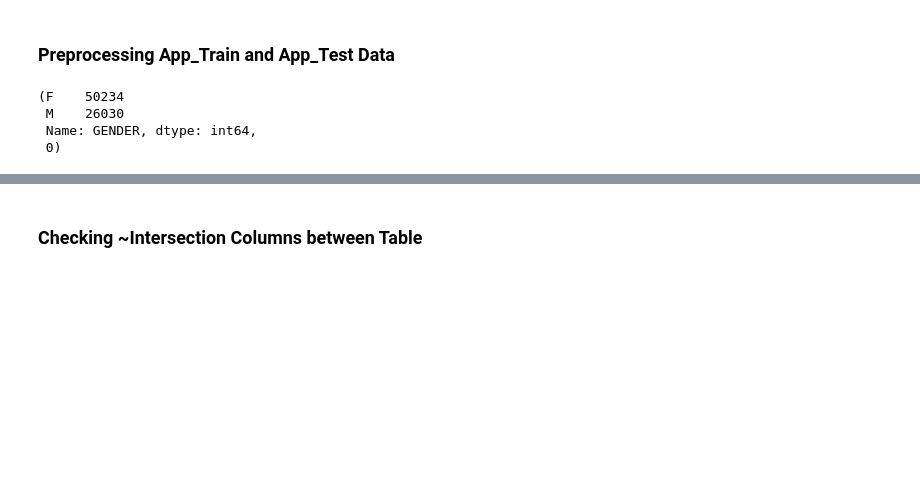
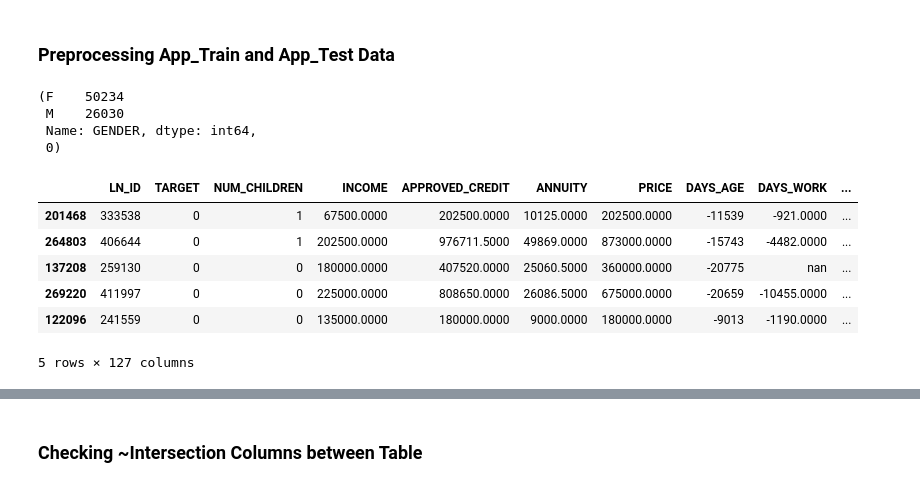
Before and after one commit to gregvidy/home_credit_kaggle, a Jupyter notebook: EDA_model_analysis.ipynb, the cells around one changed output, grey strips where cells are left out. Saved outputs shown, nothing was run; the diff lists cells and outputs as text; code cells hidden in the pictures; blank space fills up the shorter version.

```diff
--- a/EDA_model_analysis.ipynb
+++ b/EDA_model_analysis.ipynb
@@ -116,0 +119,10 @@ app_train_test = app_train_test.loc[:,~app_train_test.columns.duplicated()]
+# %%
+app_train_test.head()
+# %% [output]
+|  | LN_ID | TARGET | NUM_CHILDREN | INCOME | APPROVED_CREDIT | ANNUITY | PRICE | DAYS_AGE | DAYS_WORK | ... |
+| 201468 | 333538 | 0 | 1 | 67500.0000 | 202500.0000 | 10125.0000 | 202500.0000 | -11539 | -921.0000 | ... |
+| 264803 | 406644 | 0 | 1 | 202500.0000 | 976711.5000 | 49869.0000 | 873000.0000 | -15743 | -4482.0000 | ... |
+| 137208 | 259130 | 0 | 0 | 180000.0000 | 407520.0000 | 25060.5000 | 360000.0000 | -20775 | nan | ... |
+| 269220 | 411997 | 0 | 0 | 225000.0000 | 808650.0000 | 26086.5000 | 675000.0000 | -20659 | -10455.0000 | ... |
+| 122096 | 241559 | 0 | 0 | 135000.0000 | 180000.0000 | 9000.0000 | 180000.0000 | -9013 | -1190.0000 | ... |
+5 rows × 127 columns
```
Also changed, not shown: parts of 2 cells of this notebook.
